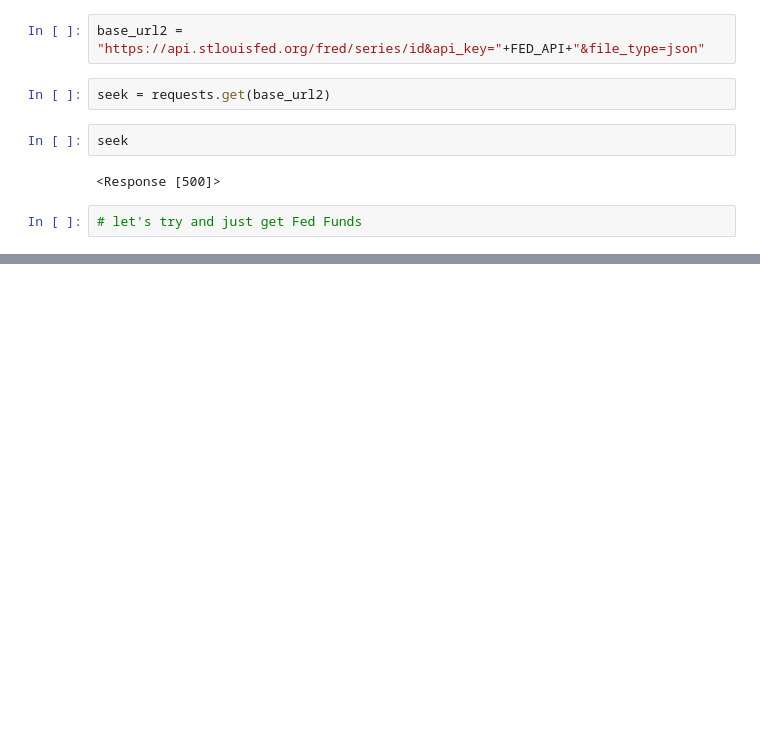
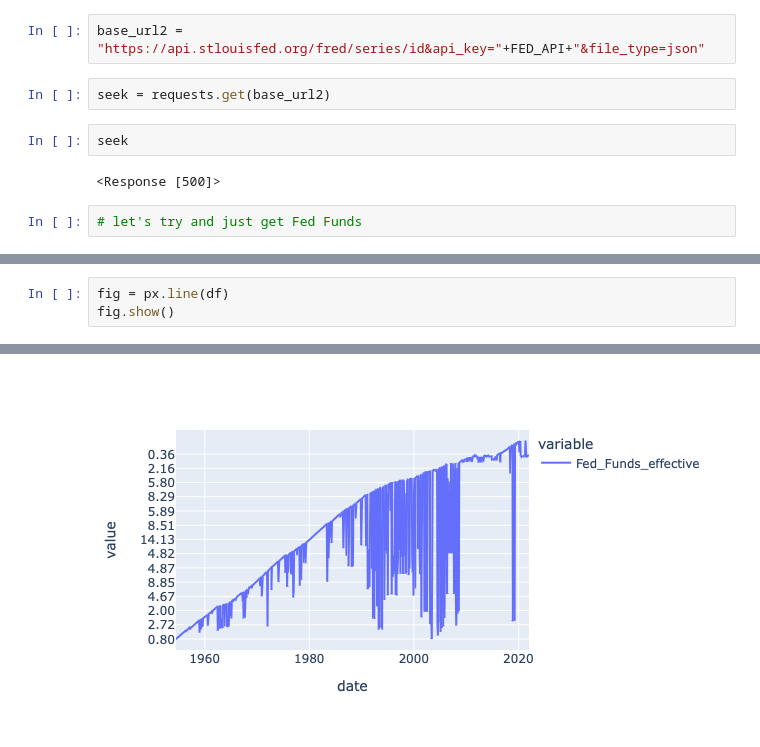
Before and after one commit to albertopuentes/small-side-projects, a Jupyter notebook: Fed_vs_Equities.ipynb, the cells around one changed output, grey strips where cells are left out. Saved outputs shown, nothing was run; the diff lists cells and outputs as text; blank space fills up the shorter version.

```diff
--- a/Fed_vs_Equities.ipynb
+++ b/Fed_vs_Equities.ipynb
@@ -177,0 +191,4 @@ seek
+# %%
+fig = px.line(df)
+fig.show()
+# %% [output]
@@ -177,0 +197 @@ seek
+[figure, added]
```
Also changed, not shown: parts of 4 cells of this notebook.
